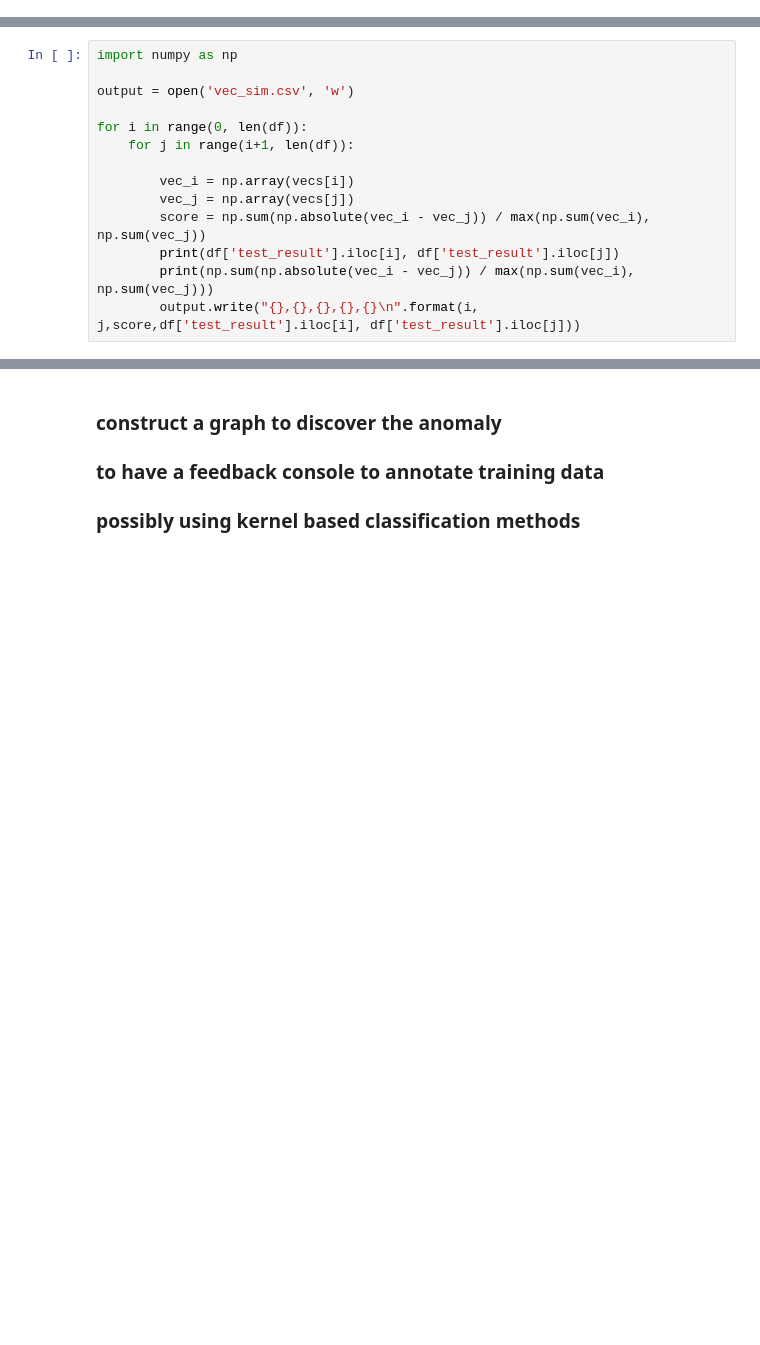
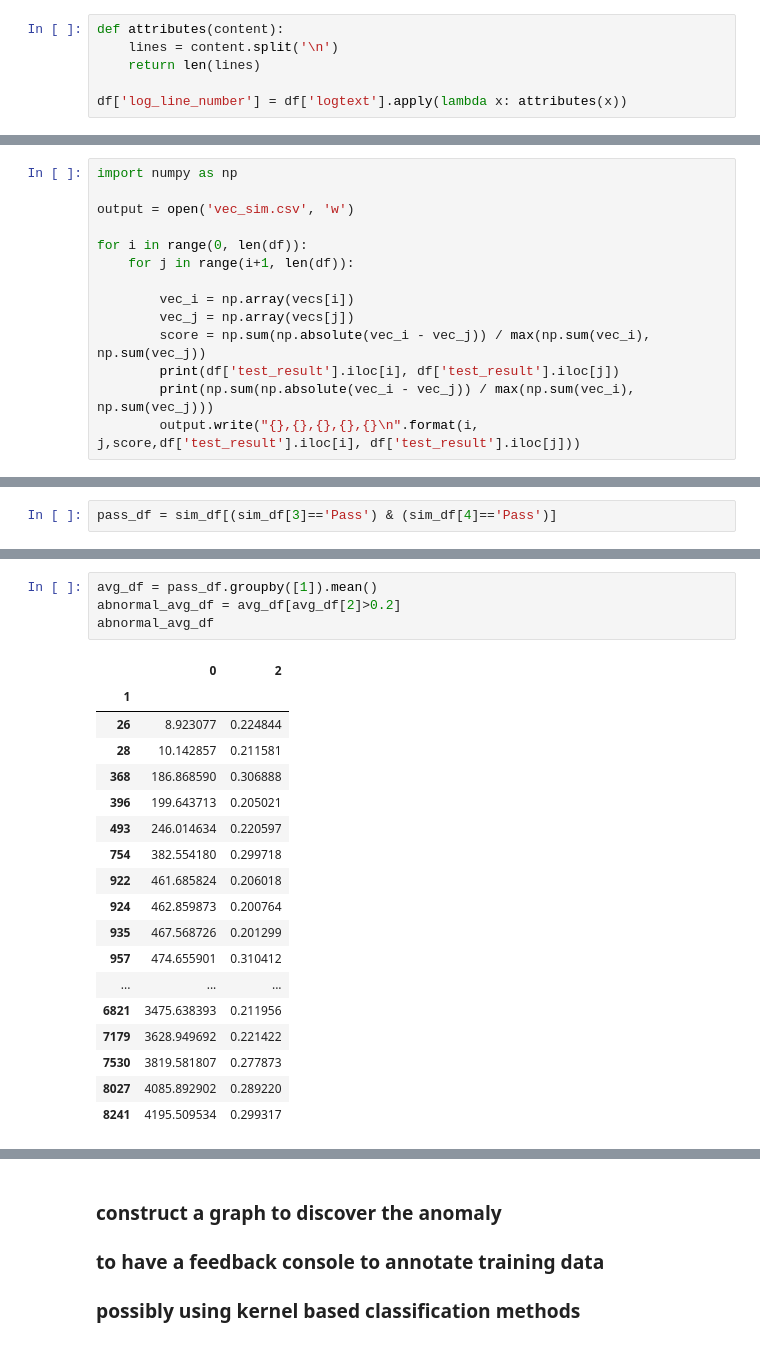
Before and after one commit to catwhiskers/log-anomaly-detection, a Jupyter notebook: log-anomaly-vectorize.ipynb, the cells around one changed output, grey strips where cells are left out. Saved outputs shown, nothing was run; the diff lists cells and outputs as text; blank space fills up the shorter version.

```diff
--- a/log-anomaly-vectorize.ipynb
+++ b/log-anomaly-vectorize.ipynb
@@ -52,3 +40,9 @@ memory usage: 647.8+ KB
+# %%
+def attributes(content):
+    lines = content.split('\n')
+    return len(lines)
+
+df['log_line_number'] = df['logtext'].apply(lambda x: attributes(x))
 # %%
 pd.set_option('display.max_rows', df.shape[0]+1)
 df.head(100)
@@ -415,0 +251,2 @@ Exceeded maximum retry times 3
+# %%
+pass_df = sim_df[(sim_df[3]=='Pass') & (sim_df[4]=='Pass')]
@@ -415,0 +291,23 @@ Exceeded maximum retry times 3
+# %%
+avg_df = pass_df.groupby([1]).mean()
+abnormal_avg_df = avg_df[avg_df[2]>0.2]
+abnormal_avg_df
+# %% [output]
+|  | 0 | 2 |
+| 1 |  |  |
+| 26 | 8.923077 | 0.224844 |
+| 28 | 10.142857 | 0.211581 |
+| 368 | 186.868590 | 0.306888 |
+| 396 | 199.643713 | 0.205021 |
+| 493 | 246.014634 | 0.220597 |
+| 754 | 382.554180 | 0.299718 |
+| 922 | 461.685824 | 0.206018 |
+| 924 | 462.859873 | 0.200764 |
+| 935 | 467.568726 | 0.201299 |
+| 957 | 474.655901 | 0.310412 |
+| ... | ... | ... |
+| 6821 | 3475.638393 | 0.211956 |
+| 7179 | 3628.949692 | 0.221422 |
+| 7530 | 3819.581807 | 0.277873 |
+| 8027 | 4085.892902 | 0.289220 |
+| 8241 | 4195.509534 | 0.299317 |
```
Also changed, not shown: parts of 34 cells of this notebook, 2 other files.
